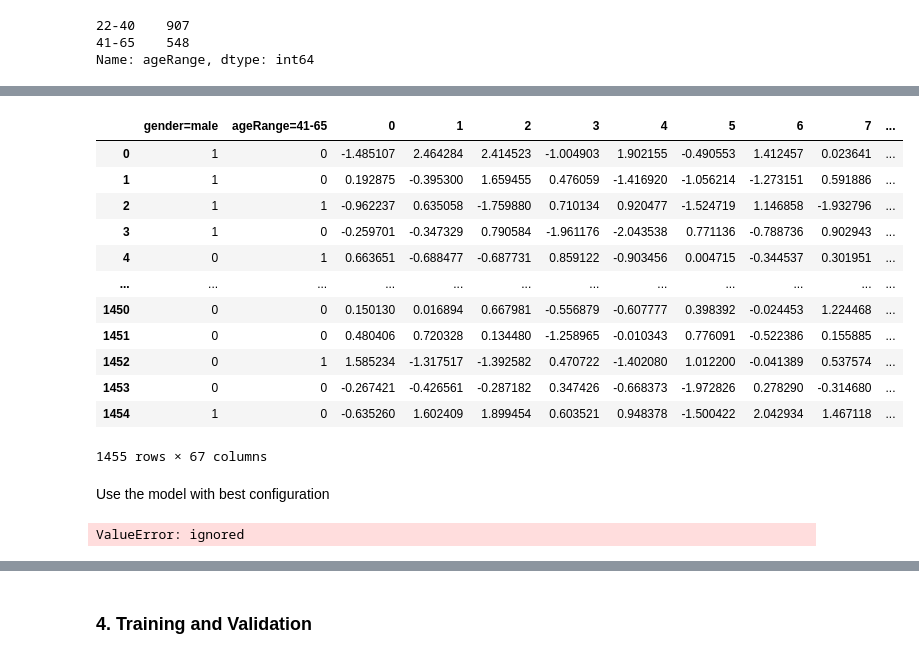
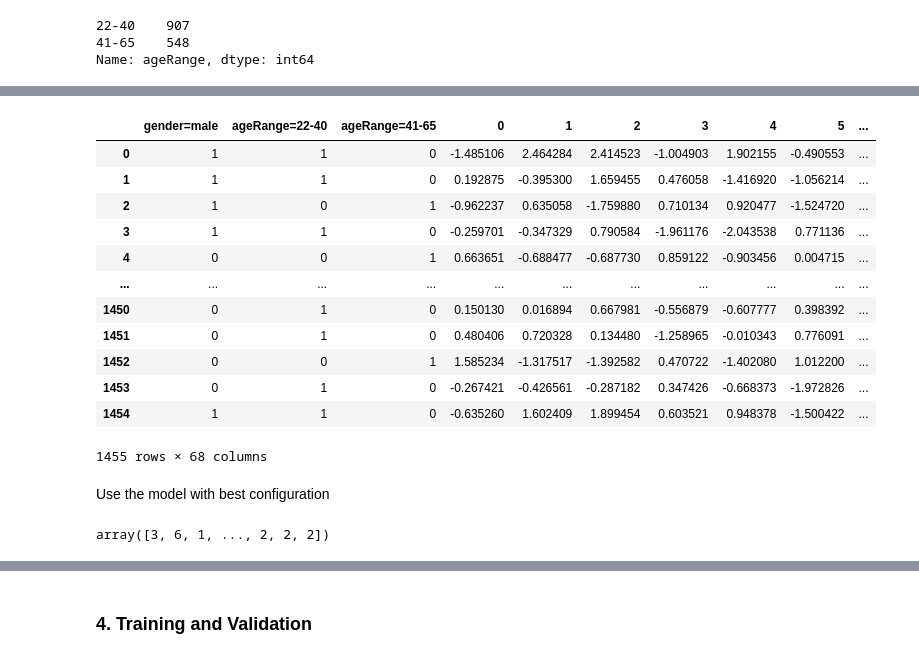
Before and after one commit to andrerubeis/andrerubeis, a Jupyter notebook: final_version_MFCCs_aggregation.ipynb, the cells around one changed output, grey strips where cells are left out. Drawn from its saved outputs; the diff is of its cells as text; code cells hidden in the pictures.

```diff
--- a/final_version_MFCCs_aggregation.ipynb
+++ b/final_version_MFCCs_aggregation.ipynb
@@ -887,3 +869,6 @@ df_pd_eval
 | 1453 | [0.0, 0.0, 0.0, 0.0, 0.0, 0.0, 0.... | female | 22-40 |
 | 1454 | [0.0, 0.0, 0.0, 0.0, 0.0, 0.0, 0.... | male | 22-40 |
 1455 rows × 3 columns
+# %%
+audio = df_pd_eval.audio[1]
+ipd.Audio(audio, rate=22050)
@@ -982,7 +969,11 @@ categorical_features = ['gender', 'ageRange']
 dummy_columns = categorical_features
 
 for column in dummy_columns:
-    df_dummies = pd.get_dummies(df_pd_eval[column], drop_first=True, prefix = column, prefix_sep='=') #drop_first_true to avoid multi colinearity problem
+    if column == 'ageRange':
+      df_dummies = pd.get_dummies(df_pd_eval[column], prefix = column, prefix_sep='=')#drop_first_true to avoid multi colinearity problem
+    else:
+      df_dummies = pd.get_dummies(df_pd_eval[column], drop_first=True, prefix = column, prefix_sep='=') #drop_first_true to avoid multi colinearity problem
+
     df_pd_eval = pd.concat([df_pd_eval, df_dummies], axis = 1)
 
 
@@ -1006,12 +997,12 @@ df_pd_eval
 seed = 42
 # %%
 features =[]
-categorical_features_ohe = ['gender=male', 'ageRange=41-65']
+categorical_features_ohe = ['gender=male', 'ageRange=22-40','ageRange=41-65']
 
 for i, audio in enumerate(df_pd_eval.audio_reconstructed):
 #n_fft = int(frame_rate*len(audio))
 #For each trim audio extract MFCC (so we will get a matrix of n_mfcc components*nc, with nc variable)
-    mfcc_features = librosa.feature.mfcc(y=df_pd_eval.audio_reconstructed[i],
+    mfcc_features = librosa.feature.mfcc(y=audio,
                               sr=sr*2,
                               n_mfcc=13,
                               lifter = 10,
@@ -1023,50 +1014,52 @@ for i, audio in enumerate(df_pd_eval.audio_reconstructed):
 #   mel_features = librosa.feature.melspectrogram(y=df_pd.audio_trim[i], sr=sr)
 #   spectogram = librosa.power_to_db(mel_features, ref=np.max)
 
 #For each coefficient we compute the mean, median, std, max, min so we will have a total of n_mfcc*5 features for each audio
     mfcc_means = mfcc_features.mean(axis=1)
     mfcc_medians = np.median(mfcc_features, axis=1)
     mfcc_stds = mfcc_features.std(axis=1)
     mfcc_maxs = mfcc_features.max(axis=1)
     mfcc_mins = mfcc_features.min(axis=1)
 
     #we stack together the means, stds, medians, maxs and mins to get the final feature vector for each audio.
     audio_features = list(mfcc_means)+list(mfcc_medians)+list(mfcc_stds)+list(mfcc_maxs)+list(mfcc_mins)
 
     features.append(audio_features)
     #adjust spectogram size to get nice number of columns that are easy to divide3
     #spectogram= np.hstack((spectogram,tmp))
 
     #spectograms.append(spectogram)
 
 new_df = pd.DataFrame(features)
 if svm == True:
   scaled_numerical_df = scaler.fit_transform(new_df)
   scaled_numerical_df = pd.DataFrame(scaled_numerical_df)
 else:
     scaled_numerical_df = pd.DataFrame(features)
 
 
 X = pd.concat([df_pd_eval[categorical_features_ohe], scaled_numerical_df], axis=1)
 X
 # %% [output]
-|  | gender=male | ageRange=41-65 | 0 | 1 | 2 | 3 | 4 | 5 | 6 | 7 | ... |
-| 0 | 1 | 0 | -1.485107 | 2.464284 | 2.414523 | -1.004903 | 1.902155 | -0.490553 | 1.412457 | 0.023641 | ... |
-| 1 | 1 | 0 | 0.192875 | -0.395300 | 1.659455 | 0.476059 | -1.416920 | -1.056214 | -1.273151 | 0.591886 | ... |
-| 2 | 1 | 1 | -0.962237 | 0.635058 | -1.759880 | 0.710134 | 0.920477 | -1.524719 | 1.146858 | -1.932796 | ... |
-| 3 | 1 | 0 | -0.259701 | -0.347329 | 0.790584 | -1.961176 | -2.043538 | 0.771136 | -0.788736 | 0.902943 | ... |
-| 4 | 0 | 1 | 0.663651 | -0.688477 | -0.687731 | 0.859122 | -0.903456 | 0.004715 | -0.344537 | 0.301951 | ... |
-| ... | ... | ... | ... | ... | ... | ... | ... | ... | ... | ... | ... |
-| 1450 | 0 | 0 | 0.150130 | 0.016894 | 0.667981 | -0.556879 | -0.607777 | 0.398392 | -0.024453 | 1.224468 | ... |
-| 1451 | 0 | 0 | 0.480406 | 0.720328 | 0.134480 | -1.258965 | -0.010343 | 0.776091 | -0.522386 | 0.155885 | ... |
-| 1452 | 0 | 1 | 1.585234 | -1.317517 | -1.392582 | 0.470722 | -1.402080 | 1.012200 | -0.041389 | 0.537574 | ... |
-| 1453 | 0 | 0 | -0.267421 | -0.426561 | -0.287182 | 0.347426 | -0.668373 | -1.972826 | 0.278290 | -0.314680 | ... |
-| 1454 | 1 | 0 | -0.635260 | 1.602409 | 1.899454 | 0.603521 | 0.948378 | -1.500422 | 2.042934 | 1.467118 | ... |
+|  | gender=male | ageRange=22-40 | ageRange=41-65 | 0 | 1 | 2 | 3 | 4 | 5 | ... |
+| 0 | 1 | 1 | 0 | -1.485106 | 2.464284 | 2.414523 | -1.004903 | 1.902155 | -0.490553 | ... |
+| 1 | 1 | 1 | 0 | 0.192875 | -0.395300 | 1.659455 | 0.476058 | -1.416920 | -1.056214 | ... |
+| 2 | 1 | 0 | 1 | -0.962237 | 0.635058 | -1.759880 | 0.710134 | 0.920477 | -1.524720 | ... |
+| 3 | 1 | 1 | 0 | -0.259701 | -0.347329 | 0.790584 | -1.961176 | -2.043538 | 0.771136 | ... |
+| 4 | 0 | 0 | 1 | 0.663651 | -0.688477 | -0.687730 | 0.859122 | -0.903456 | 0.004715 | ... |
+| ... | ... | ... | ... | ... | ... | ... | ... | ... | ... | ... |
+| 1450 | 0 | 1 | 0 | 0.150130 | 0.016894 | 0.667981 | -0.556879 | -0.607777 | 0.398392 | ... |
+| 1451 | 0 | 1 | 0 | 0.480406 | 0.720328 | 0.134480 | -1.258965 | -0.010343 | 0.776091 | ... |
+| 1452 | 0 | 0 | 1 | 1.585234 | -1.317517 | -1.392582 | 0.470722 | -1.402080 | 1.012200 | ... |
+| 1453 | 0 | 1 | 0 | -0.267421 | -0.426561 | -0.287182 | 0.347426 | -0.668373 | -1.972826 | ... |
+| 1454 | 1 | 1 | 0 | -0.635260 | 1.602409 | 1.899454 | 0.603521 | 0.948378 | -1.500422 | ... |
-1455 rows × 67 columns
+1455 rows × 68 columns
 # %% [markdown]
 Use the model with best configuration
 # %%
 #best_model_SVM = SVC(C=12, gamma='auto', kernel='rbf')
-best_model_SVM.predict(X)
+y_pred = best_model_SVM.predict(X)
-# %% [output]
-ValueError: ignored
+# %%
+y_pred
+# %% [output]
+array([3, 6, 1, ..., 2, 2, 2])
```
Also changed, not shown: parts of 12 cells of this notebook.
